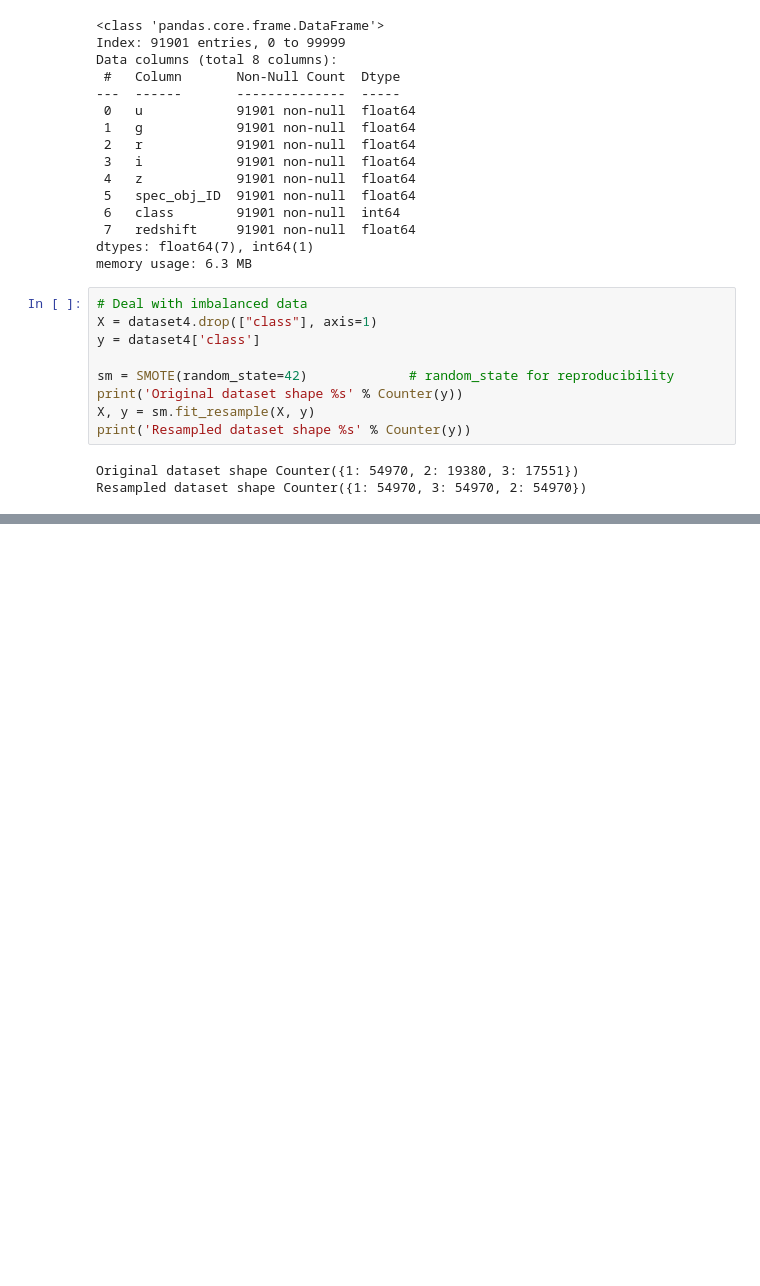
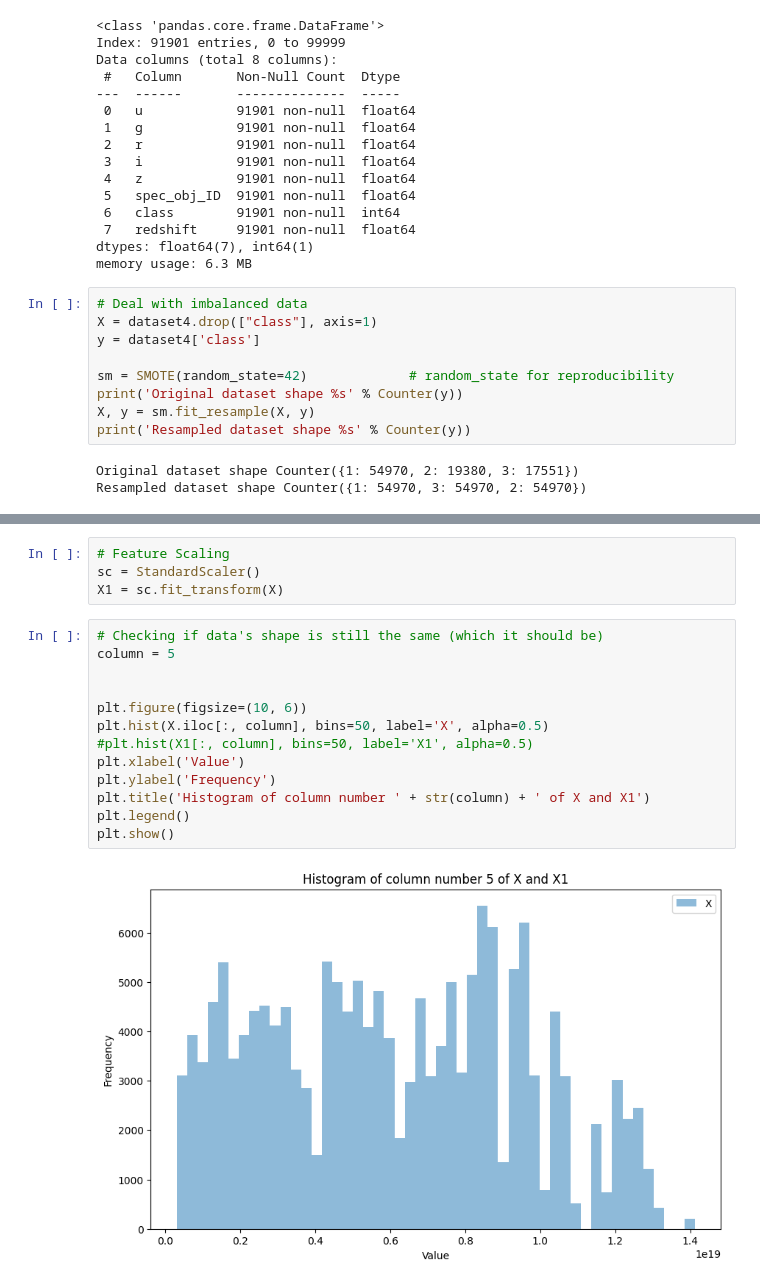
Before and after one commit to Francisco-Saraiva/daco_bell, a Jupyter notebook: Project/take_1.ipynb, the cells around one changed output, grey strips where cells are left out. Saved outputs shown, nothing was run; the diff lists cells and outputs as text; blank space fills up the shorter version.

Commit message:
data scaling

```diff
--- a/Project/take_1.ipynb
+++ b/Project/take_1.ipynb
@@ -265,3 +263,22 @@ Passing `palette` without assigning `hue` is deprecated and will be removed in v
 
   sns.countplot(x=y, palette="Set2")
 [figure]
+# %%
+# Feature Scaling
+sc = StandardScaler()
+X1 = sc.fit_transform(X)
+# %%
+# Checking if data's shape is still the same (which it should be)
+column = 5
+
+
+plt.figure(figsize=(10, 6))
+plt.hist(X.iloc[:, column], bins=50, label='X', alpha=0.5)
+#plt.hist(X1[:, column], bins=50, label='X1', alpha=0.5)
+plt.xlabel('Value')
+plt.ylabel('Frequency')
+plt.title('Histogram of column number ' + str(column) + ' of X and X1')
+plt.legend()
+plt.show()
+# %% [output]
+[figure, added]
```
Also changed, not shown: parts of 1 cell of this notebook.
